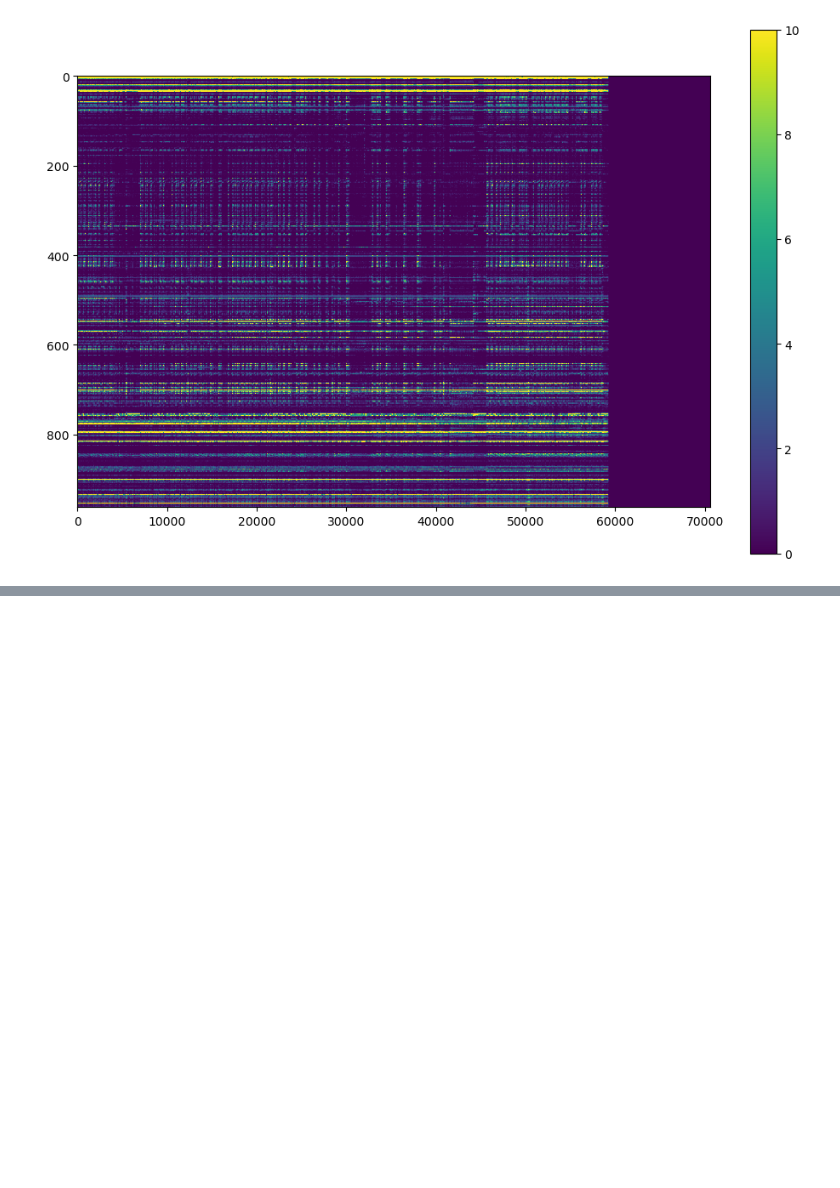
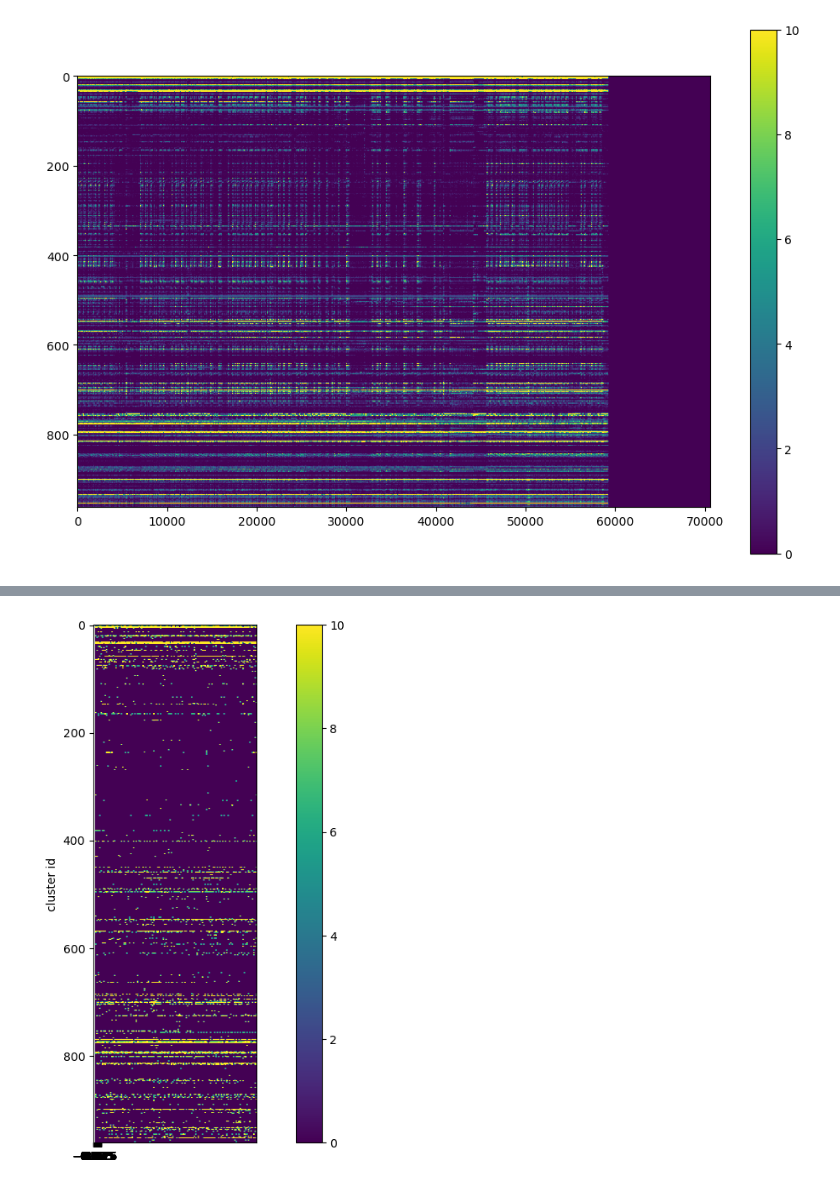
Before and after one commit to Magill-ASAP-team/trialexp, a Jupyter notebook: notebooks/workflow/Spike sync.ipynb, the cells around one changed output, grey strips where cells are left out. Cells and saved outputs as stored; diff of their text form; code cells hidden in the pictures; blank space fills up the shorter version.

```diff
--- a/notebooks/workflow/Spike sync.ipynb
+++ b/notebooks/workflow/Spike sync.ipynb
@@ -64,8 +69,9 @@ Coordinates:
 # bin_size = 100
 # bins = np.arange(0, np.ceil(max_time+bin_size), bin_size) #make sure we cover every bin
 
-bins = xr_session.time.data
 bin_size = 50
+bins = np.append(xr_session.time.data, xr_session.time.data[-1]+50) # make sure we cover the whole range
+
 
 spike_rates = np.zeros((len(bins)-1, len(spike_times)))
 
@@ -79,3 +85,12 @@ plt.colorbar()
 ax.set_aspect(50)
 # %% [output]
 [figure]
+# %%
+cluster_ids = probeA_sorting.get_unit_ids()
+xa_spike_rate = xr.DataArray(
+    spike_rates, coords={'time':bins[:-1],
+                         'cluster_id':cluster_ids},
+    dims=('time','cluster_id'))
+
+# xa_spike_rate.expand_dims(dims={'probe':1})
+xr_session['spike_rate'] = xa_spike_rate
@@ -81,0 +124,4 @@ ax.set_aspect(50)
+# %%
+df_event = pd.read_pickle(path.parents[1]/'processed'/'df_events_cond.pkl')
+trial_window = df_event.attrs['trial_window']
+dataset = xr_session.copy()
@@ -81,0 +160,13 @@ ax.set_aspect(50)
+# %%
+
+def plot_spike_rate(x, aspect, xticks, yticks):
+    fig,ax = plt.subplots(1,1,figsize=(12,8))
+    plt.imshow(x, vmax=10)
+    plt.colorbar()
+    ax.set_aspect(aspect)
+    ax.set(ylabel='cluster id', xticks=xticks)
+
+plot_spike_rate(dataset['hold_for_water_spike_rate'].data[6].T, 0.4,
+                xticks=dataset.event_time.data/1000, yticks=dataset.cluster_id)
+# %% [output]
+[figure, added]
```
Also changed, not shown: parts of 6 cells of this notebook.
